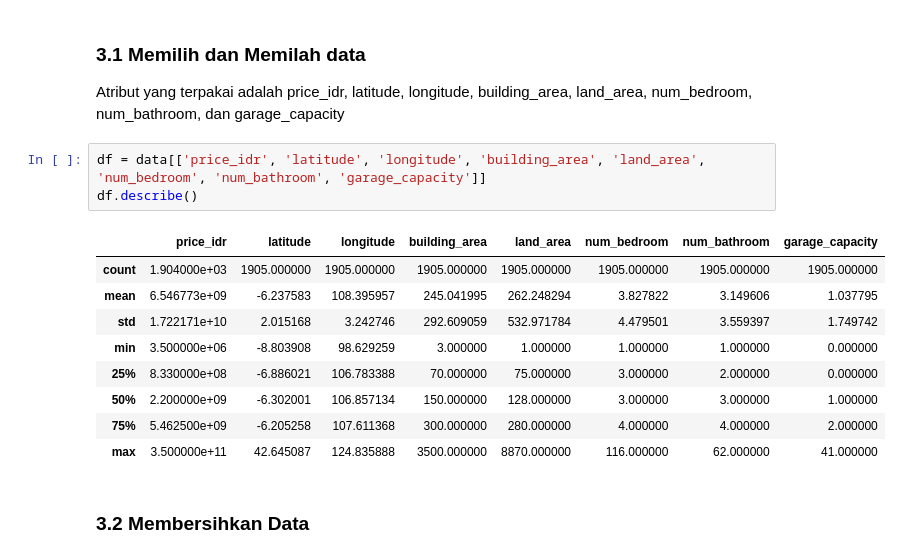
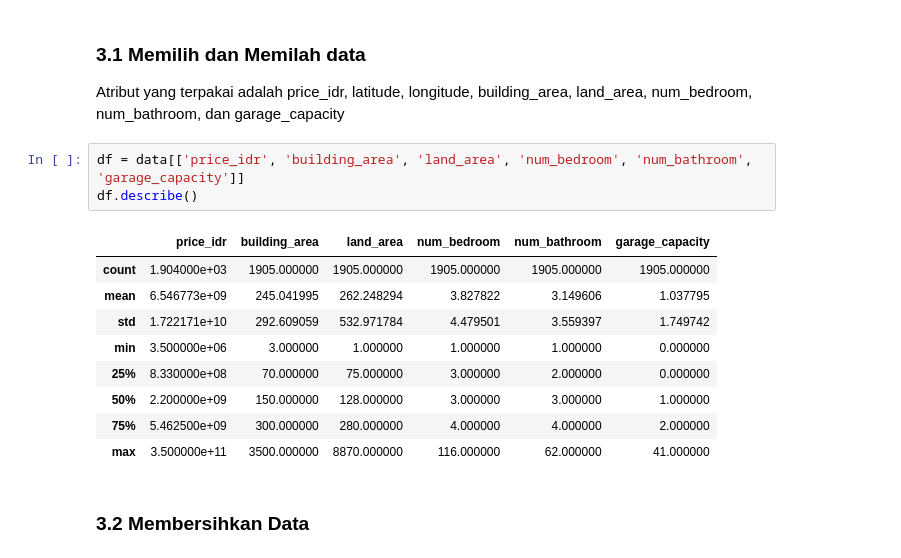
Before and after one commit to afiffahreza/aib-data-science, a Jupyter notebook: rumah123-predict.ipynb, the cells around one changed output. Cells and saved outputs as stored; diff of their text form.

```diff
--- a/rumah123-predict.ipynb
+++ b/rumah123-predict.ipynb
@@ -310,18 +310,18 @@ Kualitas data sudah sesuai untuk memprediksi harga properti berdasarkan lokasi,
 ### 3.1 Memilih dan Memilah data <a class="anchor" id="3-1"></a>
 Atribut yang terpakai adalah price_idr, latitude, longitude, building_area, land_area, num_bedroom, num_bathroom, dan garage_capacity
 # %%
-df = data[['price_idr', 'latitude', 'longitude', 'building_area', 'land_area', 'num_bedroom', 'num_bathroom', 'garage_capacity']]
+df = data[['price_idr', 'building_area', 'land_area', 'num_bedroom', 'num_bathroom', 'garage_capacity']]
 df.describe()
 # %% [output]
-|  | price_idr | latitude | longitude | building_area | land_area | num_bedroom | num_bathroom | garage_capacity |
-| count | 1.904000e+03 | 1905.000000 | 1905.000000 | 1905.000000 | 1905.000000 | 1905.000000 | 1905.000000 | 1905.000000 |
-| mean | 6.546773e+09 | -6.237583 | 108.395957 | 245.041995 | 262.248294 | 3.827822 | 3.149606 | 1.037795 |
-| std | 1.722171e+10 | 2.015168 | 3.242746 | 292.609059 | 532.971784 | 4.479501 | 3.559397 | 1.749742 |
-| min | 3.500000e+06 | -8.803908 | 98.629259 | 3.000000 | 1.000000 | 1.000000 | 1.000000 | 0.000000 |
-| 25% | 8.330000e+08 | -6.886021 | 106.783388 | 70.000000 | 75.000000 | 3.000000 | 2.000000 | 0.000000 |
-| 50% | 2.200000e+09 | -6.302001 | 106.857134 | 150.000000 | 128.000000 | 3.000000 | 3.000000 | 1.000000 |
-| 75% | 5.462500e+09 | -6.205258 | 107.611368 | 300.000000 | 280.000000 | 4.000000 | 4.000000 | 2.000000 |
-| max | 3.500000e+11 | 42.645087 | 124.835888 | 3500.000000 | 8870.000000 | 116.000000 | 62.000000 | 41.000000 |
+|  | price_idr | building_area | land_area | num_bedroom | num_bathroom | garage_capacity |
+| count | 1.904000e+03 | 1905.000000 | 1905.000000 | 1905.000000 | 1905.000000 | 1905.000000 |
+| mean | 6.546773e+09 | 245.041995 | 262.248294 | 3.827822 | 3.149606 | 1.037795 |
+| std | 1.722171e+10 | 292.609059 | 532.971784 | 4.479501 | 3.559397 | 1.749742 |
+| min | 3.500000e+06 | 3.000000 | 1.000000 | 1.000000 | 1.000000 | 0.000000 |
+| 25% | 8.330000e+08 | 70.000000 | 75.000000 | 3.000000 | 2.000000 | 0.000000 |
+| 50% | 2.200000e+09 | 150.000000 | 128.000000 | 3.000000 | 3.000000 | 1.000000 |
+| 75% | 5.462500e+09 | 300.000000 | 280.000000 | 4.000000 | 4.000000 | 2.000000 |
+| max | 3.500000e+11 | 3500.000000 | 8870.000000 | 116.000000 | 62.000000 | 41.000000 |
 # %% [markdown]
 ### 3.2 Membersihkan Data <a class="anchor" id="3-2"></a>
 # %% [markdown]
```
Also changed, not shown: parts of 16 cells of this notebook, 5 other files.
